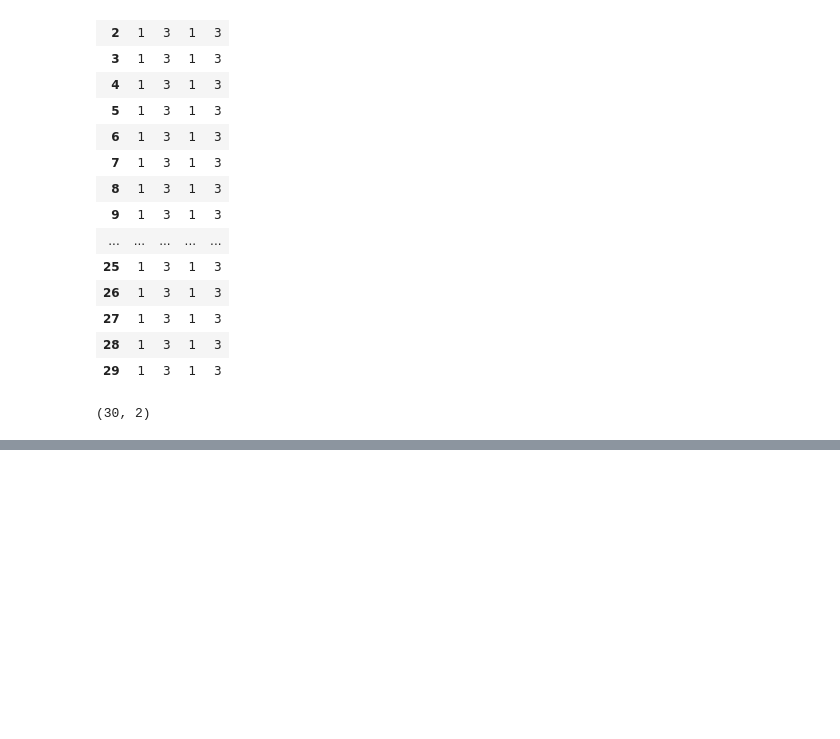
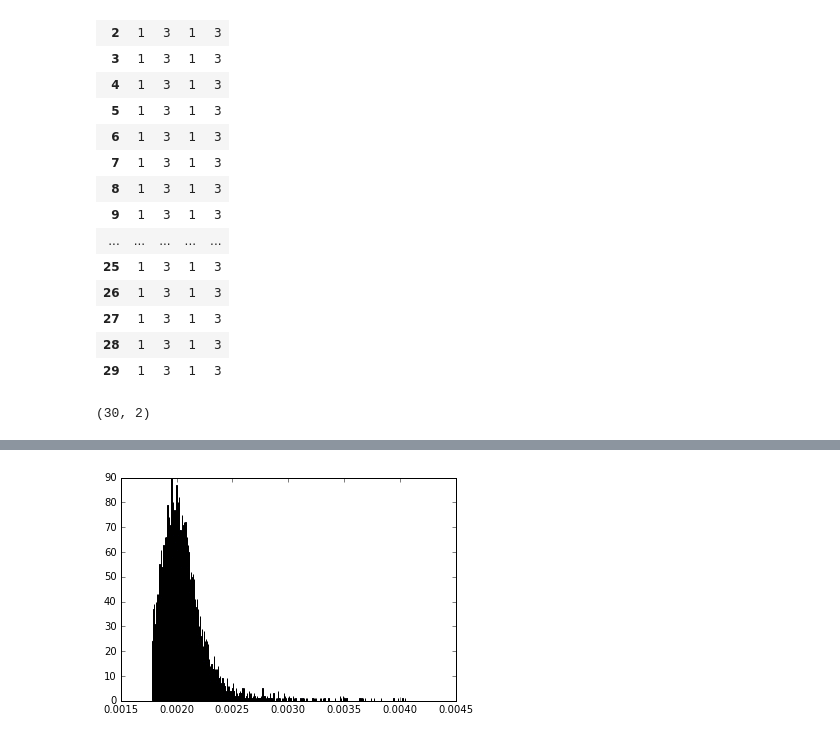
Before and after one commit to JaredJacobsen/capstone_project, a Jupyter notebook: allergen_modelling.ipynb, the cells around one changed output, grey strips where cells are left out. Saved outputs shown, nothing was run; the diff lists cells and outputs as text; code cells hidden in the pictures; blank space fills up the shorter version.

```diff
--- a/allergen_modelling.ipynb
+++ b/allergen_modelling.ipynb
@@ -618,0 +607,4 @@ d1.as_matrix().shape
+# %%
+plt.hist(thresholds, bins=1000);
+# %% [output]
+[figure, added]
```
Also changed, not shown: parts of 15 cells of this notebook, 9 other files.
